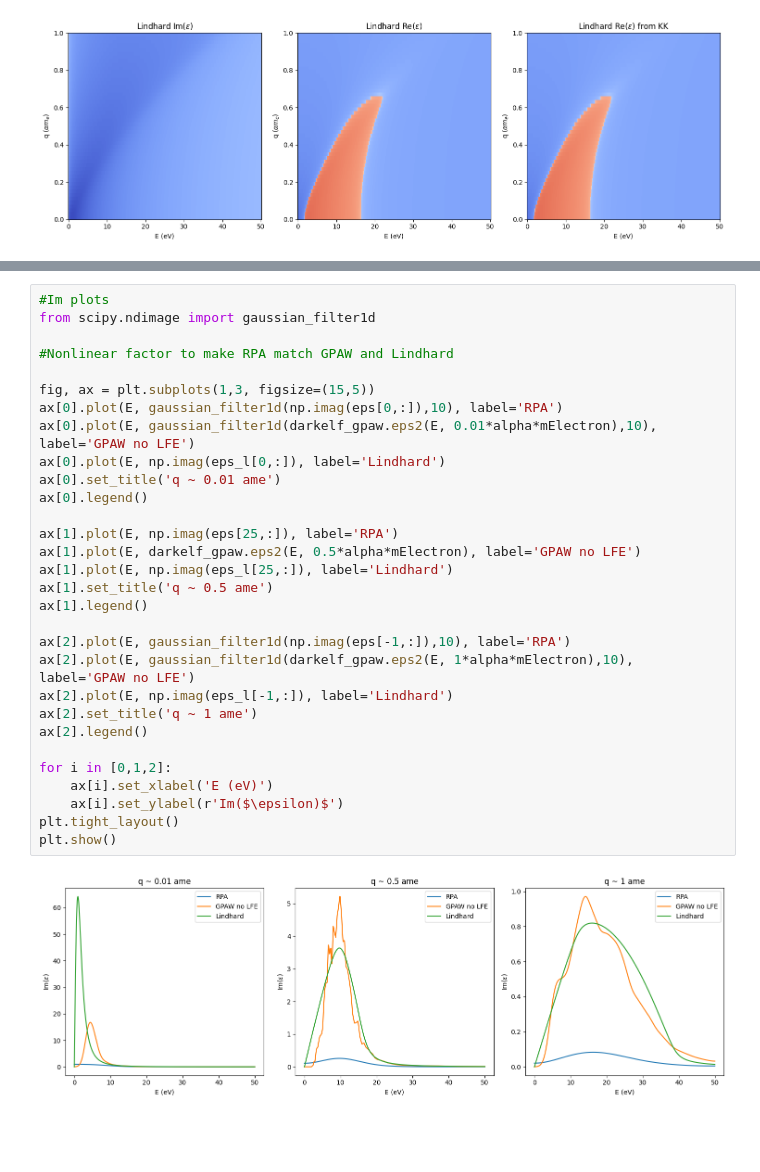
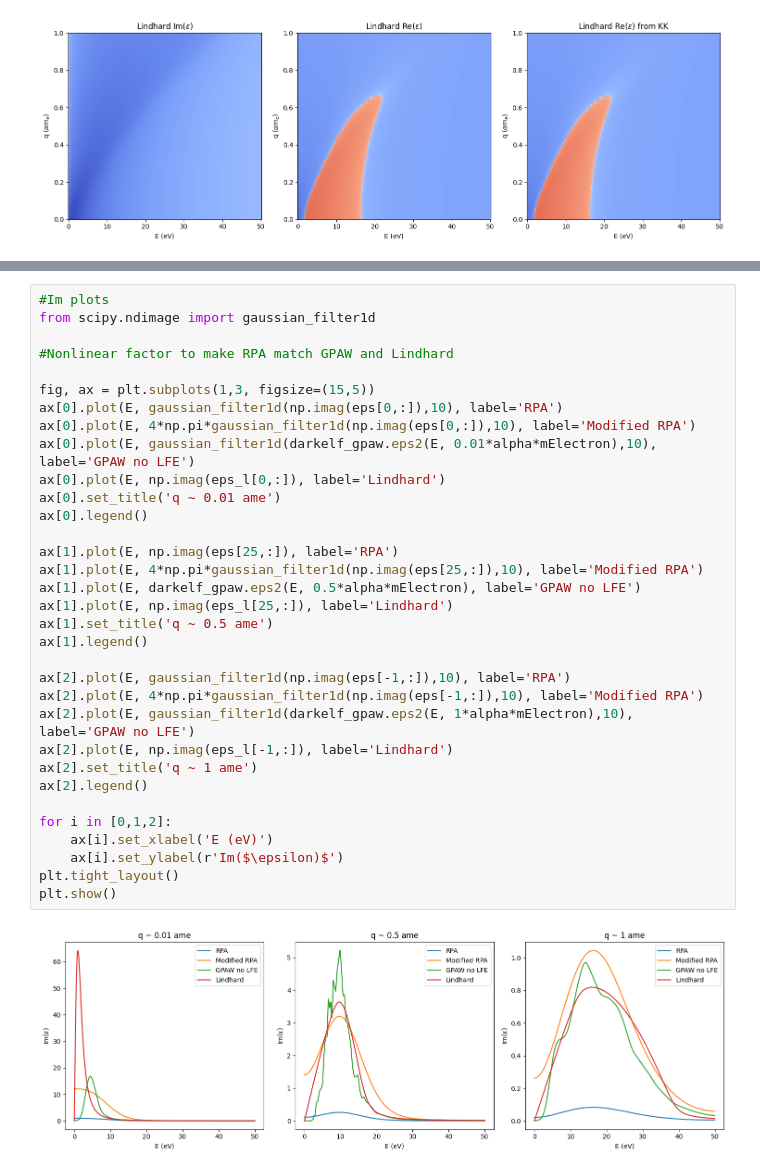
Before and after one commit to meganhott/QCDark2, a Jupyter notebook: plots.ipynb, the cells around one changed output, grey strips where cells are left out. Drawn from its saved outputs; the diff is of its cells as text; blank space fills up the shorter version.

Commit message:
Plots with factor of 4pi for Im(eps)

```diff
--- a/plots.ipynb
+++ b/plots.ipynb
@@ -179,34 +179,37 @@ plt.tight_layout()
 #Im plots
 from scipy.ndimage import gaussian_filter1d
 
 #Nonlinear factor to make RPA match GPAW and Lindhard
 
 fig, ax = plt.subplots(1,3, figsize=(15,5))
 ax[0].plot(E, gaussian_filter1d(np.imag(eps[0,:]),10), label='RPA')
+ax[0].plot(E, 4*np.pi*gaussian_filter1d(np.imag(eps[0,:]),10), label='Modified RPA')
 ax[0].plot(E, gaussian_filter1d(darkelf_gpaw.eps2(E, 0.01*alpha*mElectron),10), label='GPAW no LFE')
 ax[0].plot(E, np.imag(eps_l[0,:]), label='Lindhard')
 ax[0].set_title('q ~ 0.01 ame')
 ax[0].legend()
 
 ax[1].plot(E, np.imag(eps[25,:]), label='RPA')
+ax[1].plot(E, 4*np.pi*gaussian_filter1d(np.imag(eps[25,:]),10), label='Modified RPA')
 ax[1].plot(E, darkelf_gpaw.eps2(E, 0.5*alpha*mElectron), label='GPAW no LFE')
 ax[1].plot(E, np.imag(eps_l[25,:]), label='Lindhard')
 ax[1].set_title('q ~ 0.5 ame')
 ax[1].legend()
 
 ax[2].plot(E, gaussian_filter1d(np.imag(eps[-1,:]),10), label='RPA')
+ax[2].plot(E, 4*np.pi*gaussian_filter1d(np.imag(eps[-1,:]),10), label='Modified RPA')
 ax[2].plot(E, gaussian_filter1d(darkelf_gpaw.eps2(E, 1*alpha*mElectron),10), label='GPAW no LFE')
 ax[2].plot(E, np.imag(eps_l[-1,:]), label='Lindhard')
 ax[2].set_title('q ~ 1 ame')
 ax[2].legend()
 
 for i in [0,1,2]:
     ax[i].set_xlabel('E (eV)')
     ax[i].set_ylabel(r'Im($\epsilon)$')
 plt.tight_layout()
 plt.show()
 # %% [output]
-[figure, old version]
+[figure, new version]
 # %%
 #Re plots
 
```
Also changed, not shown: parts of 2 cells of this notebook.
